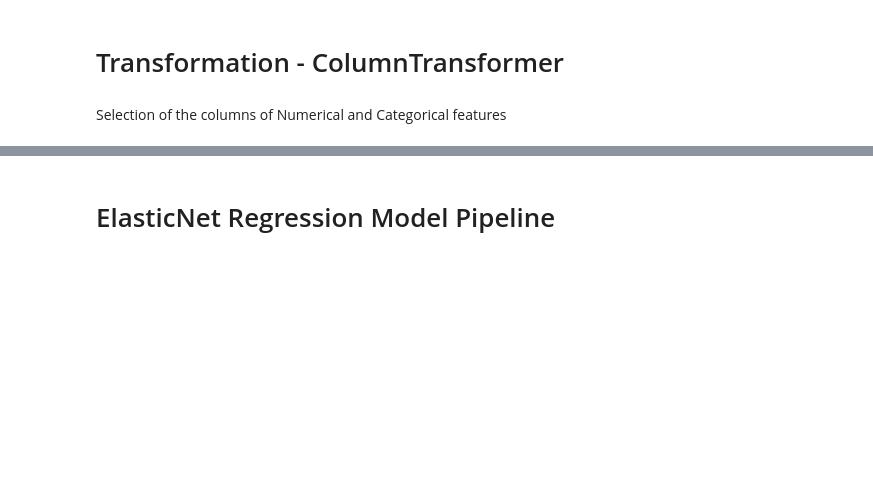
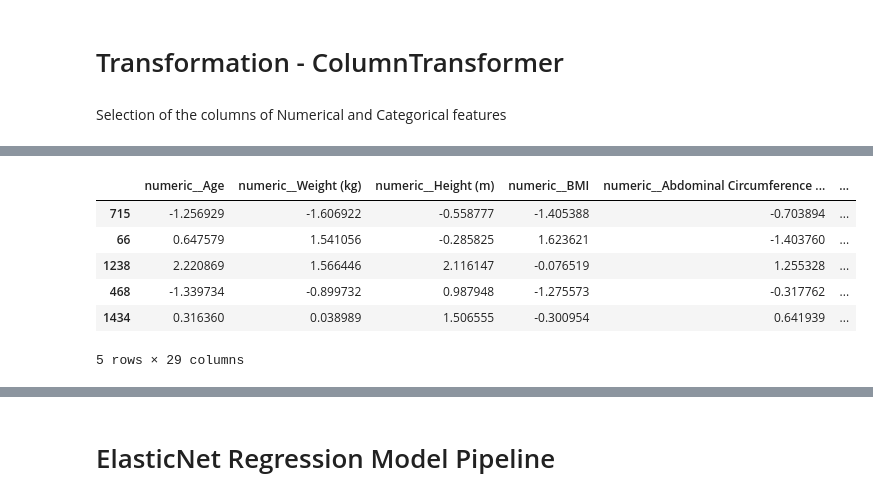
Before and after one commit to avimallik/pulse_ml_heart_disease_predictor, a Jupyter notebook: data_preprocessing.ipynb, the cells around one changed output, grey strips where cells are left out. Drawn from its saved outputs; the diff is of its cells as text; code cells hidden in the pictures; blank space fills up the shorter version.

```diff
--- a/data_preprocessing.ipynb
+++ b/data_preprocessing.ipynb
@@ -316,7 +344,7 @@ x_split_obj.train_and_test_split(X_feature, y_target_regression)
 preprocess.fit(x_split_obj.X_train)
 
 # transform Train and Test Split
-X_train_transform = preprocess.transform(x_split_obj.X_train)
+X_train_transform = preprocess.fit_transform(x_split_obj.X_train)
 x_test_transform = preprocess.transform(x_split_obj.X_test)
 
 print(X_train_transform)
@@ -324,0 +371,26 @@ print(x_test_transform)
+# %%
+# Ensuring Scale and Encode for respective features
+
+feature_names = preprocess.get_feature_names_out()
+
+X_train_df = pd.DataFrame(
+    X_train_transform,
+    columns=feature_names,
+    index=x_split_obj.X_train.index
+)
+
+X_test_df = pd.DataFrame(
+    x_test_transform,
+    columns=feature_names,
+    index=x_split_obj.X_test.index
+)
+# %%
+X_train_df.head()
+# %% [output]
+|  | numeric__Age | numeric__Weight (kg) | numeric__Height (m) | numeric__BMI | numeric__Abdominal Circumference ... | ... |
+| 715 | -1.256929 | -1.606922 | -0.558777 | -1.405388 | -0.703894 | ... |
+| 66 | 0.647579 | 1.541056 | -0.285825 | 1.623621 | -1.403760 | ... |
+| 1238 | 2.220869 | 1.566446 | 2.116147 | -0.076519 | 1.255328 | ... |
+| 468 | -1.339734 | -0.899732 | 0.987948 | -1.275573 | -0.317762 | ... |
+| 1434 | 0.316360 | 0.038989 | 1.506555 | -0.300954 | 0.641939 | ... |
+5 rows × 29 columns
```
Also changed, not shown: parts of 25 cells of this notebook.
